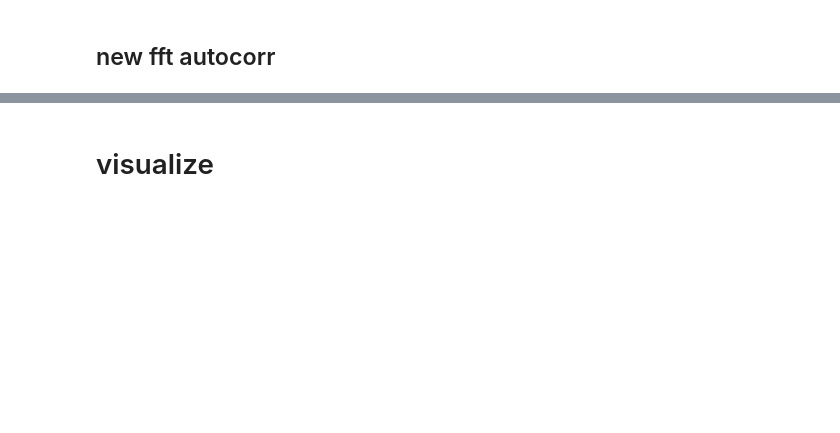
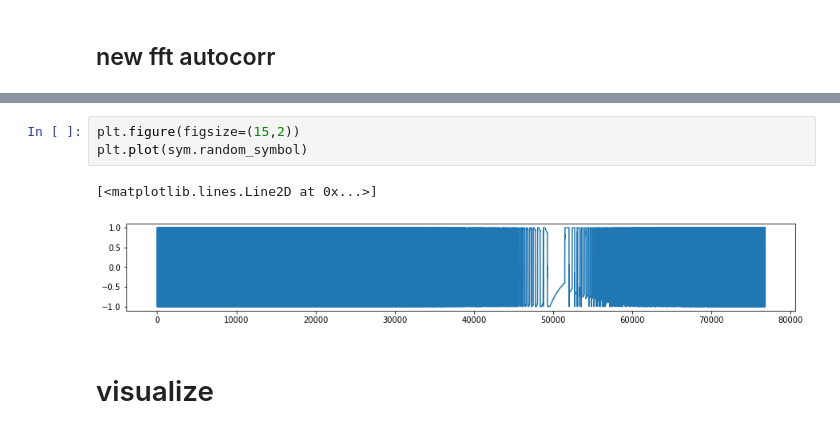
Before and after one commit to tjbergst/lorapy, a Jupyter notebook: lorapy-symbol-viewer.ipynb, the cells around one changed output, grey strips where cells are left out. Saved outputs shown, nothing was run; the diff lists cells and outputs as text; blank space fills up the shorter version.

```diff
--- a/lorapy-symbol-viewer.ipynb
+++ b/lorapy-symbol-viewer.ipynb
@@ -284,3 +394,9 @@ with warnings.catch_warnings():
+# %%
+plt.figure(figsize=(15,2))
+plt.plot(sym.random_symbol)
+# %% [output]
+[<matplotlib.lines.Line2D at 0x...>]
+[figure, added]
 # %% [markdown]
 # visualize
 # %%
```
Also changed, not shown: parts of 22 cells of this notebook, 2 other files.
